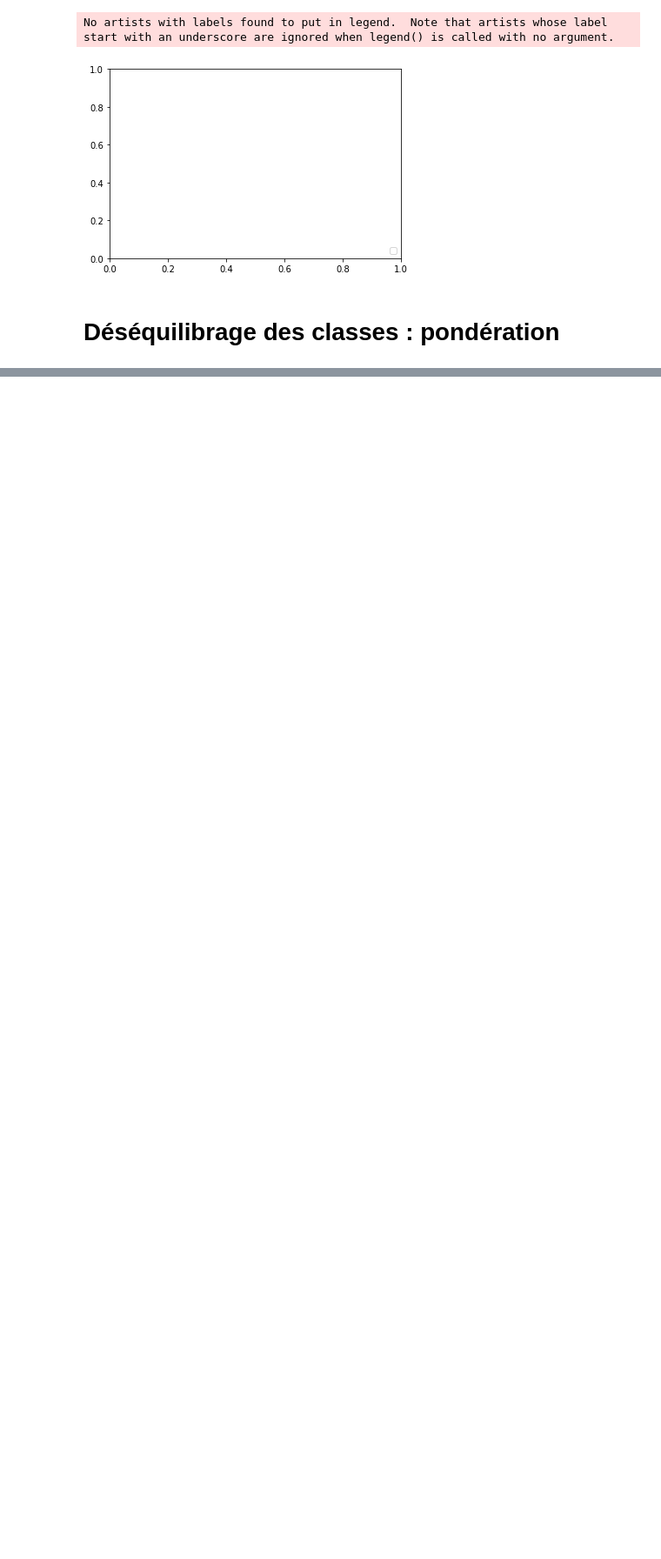
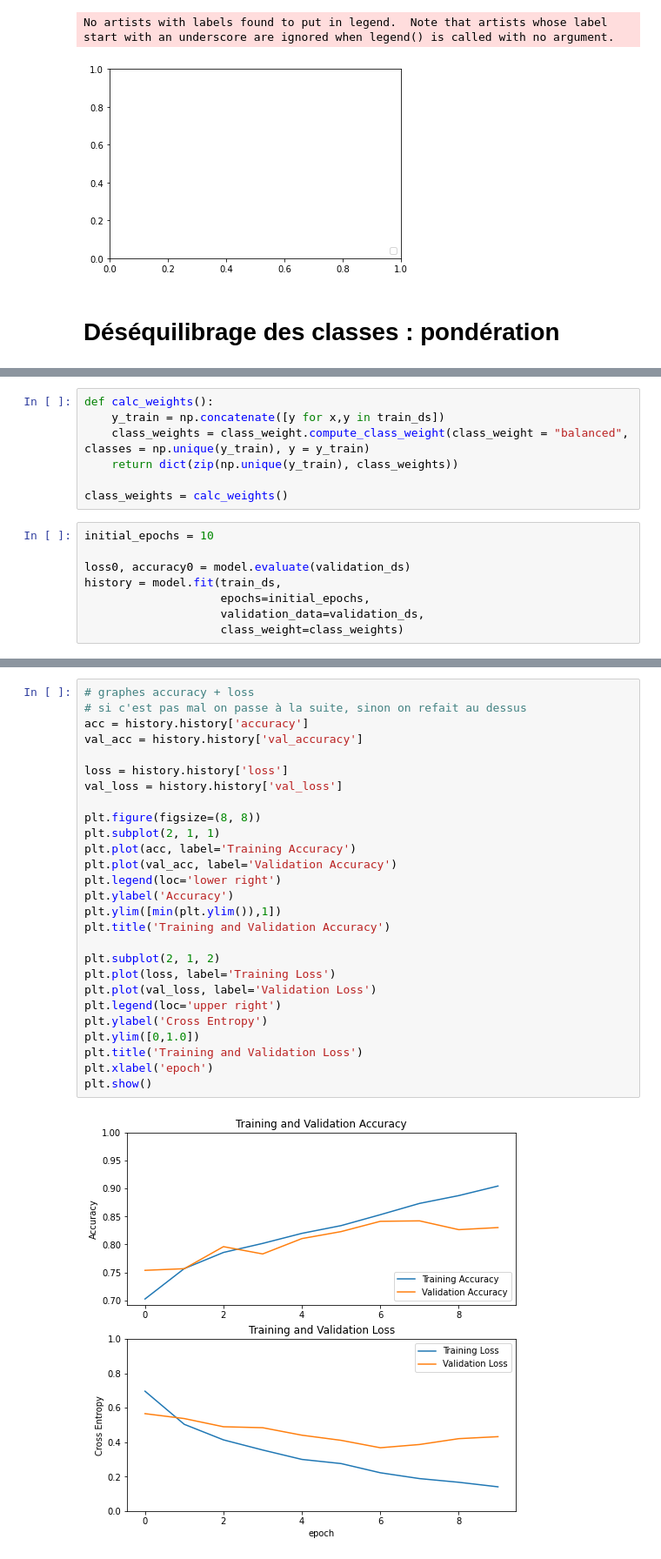
Before and after one commit to fds-napolitain/m2-stage, a Jupyter notebook: classification-qualite.ipynb, the cells around one changed output, grey strips where cells are left out. Shown at 87% size. Drawn from its saved outputs; the diff is of its cells as text; blank space fills up the shorter version.

Commit message:
class weights en cours

```diff
--- a/classification-qualite.ipynb
+++ b/classification-qualite.ipynb
@@ -466,0 +484,15 @@ class_weight={
+# %%
+def calc_weights():
+    y_train = np.concatenate([y for x,y in train_ds])
+    class_weights = class_weight.compute_class_weight(class_weight = "balanced", classes = np.unique(y_train), y = y_train)
+    return dict(zip(np.unique(y_train), class_weights))
+
+class_weights = calc_weights()
+# %%
+initial_epochs = 10
+
+loss0, accuracy0 = model.evaluate(validation_ds)
+history = model.fit(train_ds,
+                    epochs=initial_epochs,
+                    validation_data=validation_ds,
+                    class_weight=class_weights)
@@ -466,0 +517,29 @@ class_weight={
+# %%
+# graphes accuracy + loss
+# si c'est pas mal on passe à la suite, sinon on refait au dessus
+acc = history.history['accuracy']
+val_acc = history.history['val_accuracy']
+
+loss = history.history['loss']
+val_loss = history.history['val_loss']
+
+plt.figure(figsize=(8, 8))
+plt.subplot(2, 1, 1)
+plt.plot(acc, label='Training Accuracy')
+plt.plot(val_acc, label='Validation Accuracy')
+plt.legend(loc='lower right')
+plt.ylabel('Accuracy')
+plt.ylim([min(plt.ylim()),1])
+plt.title('Training and Validation Accuracy')
+
+plt.subplot(2, 1, 2)
+plt.plot(loss, label='Training Loss')
+plt.plot(val_loss, label='Validation Loss')
+plt.legend(loc='upper right')
+plt.ylabel('Cross Entropy')
+plt.ylim([0,1.0])
+plt.title('Training and Validation Loss')
+plt.xlabel('epoch')
+plt.show()
+# %% [output]
+[figure, added]
```
Also changed, not shown: parts of 18 cells of this notebook.
